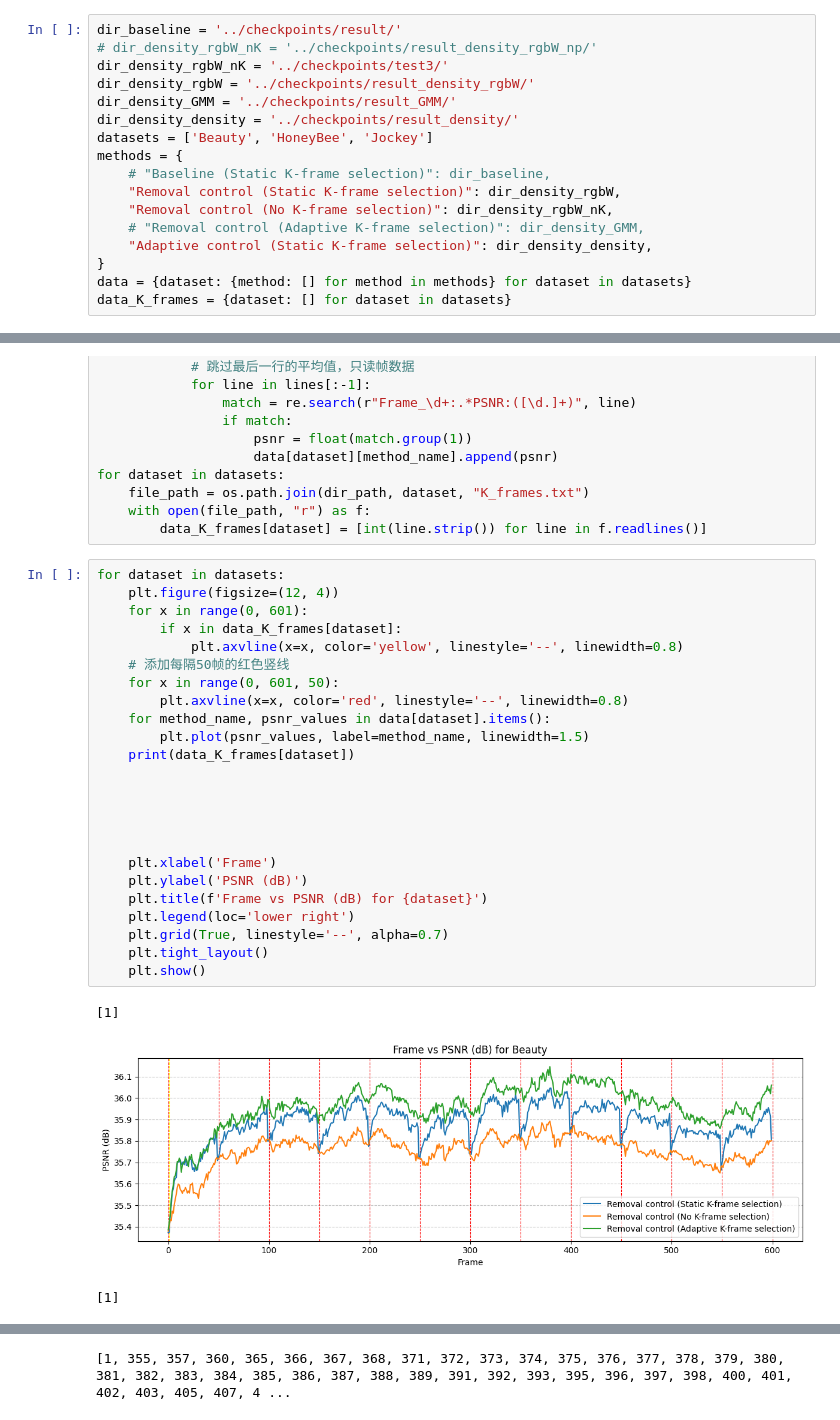
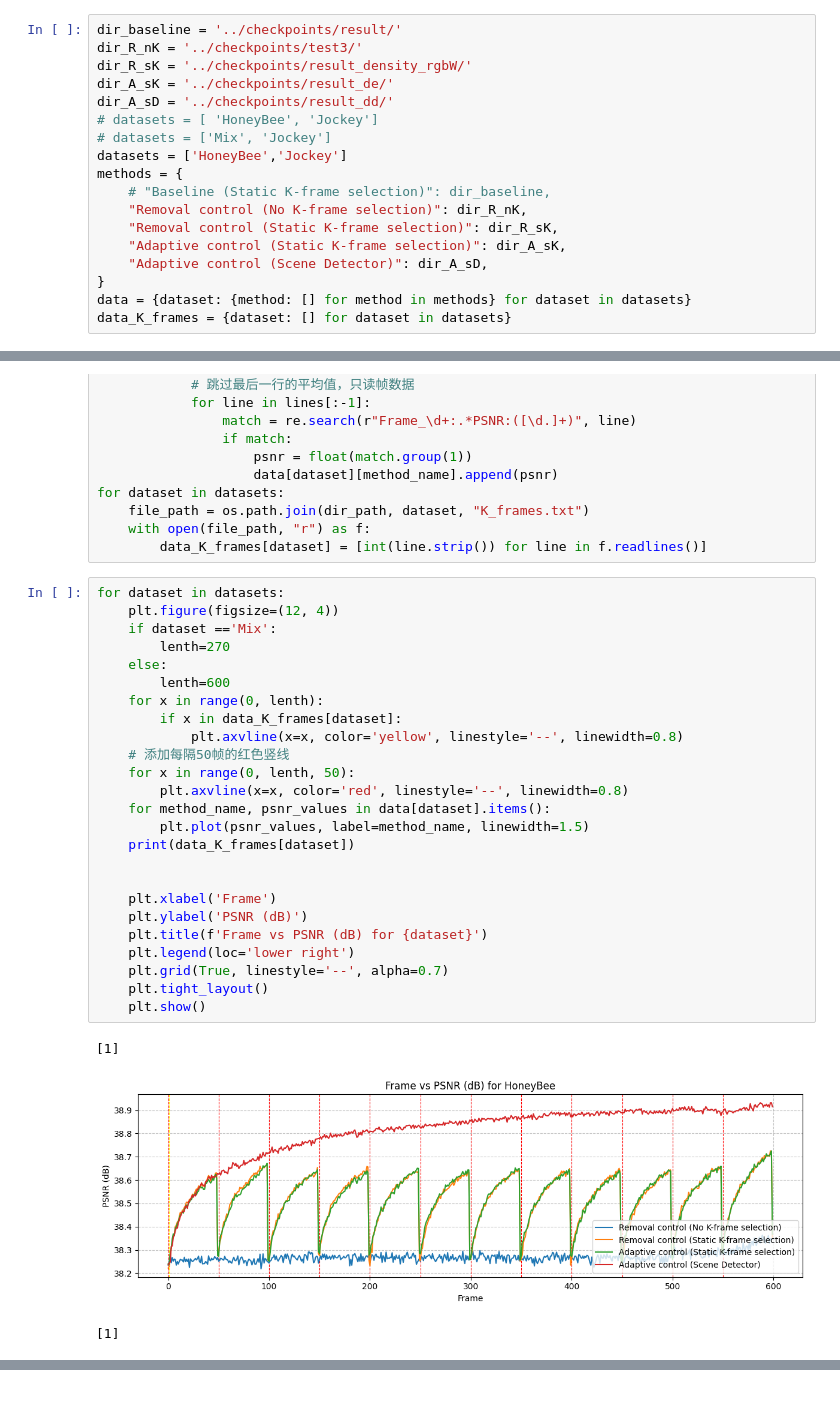
Before and after one commit to ac-freeman/GSVC, a Jupyter notebook: Visualization/Eveluation3.ipynb, the cells around one changed output, grey strips where cells are left out. Cells and saved outputs as stored; diff of their text form.

```diff
--- a/Visualization/Eveluation3.ipynb
+++ b/Visualization/Eveluation3.ipynb
@@ -6,18 +6,19 @@ import numpy as np
 import re
 # %%
 dir_baseline = '../checkpoints/result/'
-# dir_density_rgbW_nK = '../checkpoints/result_density_rgbW_np/'
-dir_density_rgbW_nK = '../checkpoints/test3/'
-dir_density_rgbW = '../checkpoints/result_density_rgbW/'
-dir_density_GMM = '../checkpoints/result_GMM/'
-dir_density_density = '../checkpoints/result_density/'
-datasets = ['Beauty', 'HoneyBee', 'Jockey']
+dir_R_nK = '../checkpoints/test3/'
+dir_R_sK = '../checkpoints/result_density_rgbW/'
+dir_A_sK = '../checkpoints/result_de/'
+dir_A_sD = '../checkpoints/result_dd/'
+# datasets = [ 'HoneyBee', 'Jockey']
+# datasets = ['Mix', 'Jockey']
+datasets = ['HoneyBee','Jockey']
 methods = {
     # "Baseline (Static K-frame selection)": dir_baseline,
-    "Removal control (Static K-frame selection)": dir_density_rgbW,
-    "Removal control (No K-frame selection)": dir_density_rgbW_nK,
-    # "Removal control (Adaptive K-frame selection)": dir_density_GMM,
-    "Adaptive control (Static K-frame selection)": dir_density_density,
+    "Removal control (No K-frame selection)": dir_R_nK,
+    "Removal control (Static K-frame selection)": dir_R_sK,
+    "Adaptive control (Static K-frame selection)": dir_A_sK,
+    "Adaptive control (Scene Detector)": dir_A_sD,
 }
 data = {dataset: {method: [] for method in methods} for dataset in datasets}
 data_K_frames = {dataset: [] for dataset in datasets}
@@ -40,28 +41,29 @@ for dataset in datasets:
 # %%
 for dataset in datasets:
     plt.figure(figsize=(12, 4))
-    for x in range(0, 601):
+    if dataset =='Mix':
+        lenth=270
+    else:
+        lenth=600
+    for x in range(0, lenth):
         if x in data_K_frames[dataset]:
             plt.axvline(x=x, color='yellow', linestyle='--', linewidth=0.8)
     # 添加每隔50帧的红色竖线
-    for x in range(0, 601, 50):
+    for x in range(0, lenth, 50):
         plt.axvline(x=x, color='red', linestyle='--', linewidth=0.8)
     for method_name, psnr_values in data[dataset].items():
         plt.plot(psnr_values, label=method_name, linewidth=1.5)
     print(data_K_frames[dataset])
-
-
-
 
 
     plt.xlabel('Frame')
     plt.ylabel('PSNR (dB)')
     plt.title(f'Frame vs PSNR (dB) for {dataset}')
     plt.legend(loc='lower right')
     plt.grid(True, linestyle='--', alpha=0.7)
     plt.tight_layout()
     plt.show()
 # %% [output]
 [1]
-[figure, old version]
+[figure, new version]
 [1]
@@ -69 +70,0 @@ for dataset in datasets:
-[1, 355, 357, 360, 365, 366, 367, 368, 371, 372, 373, 374, 375, 376, 377, 378, 379, 380, 381, 382, 383, 384, 385, 386, 387, 388, 389, 391, 392, 393, 395, 396, 397, 398, 400, 401, 402, 403, 405, 407, 4 ...
```
Also changed, not shown: parts of 2 cells of this notebook, 11 other files.
